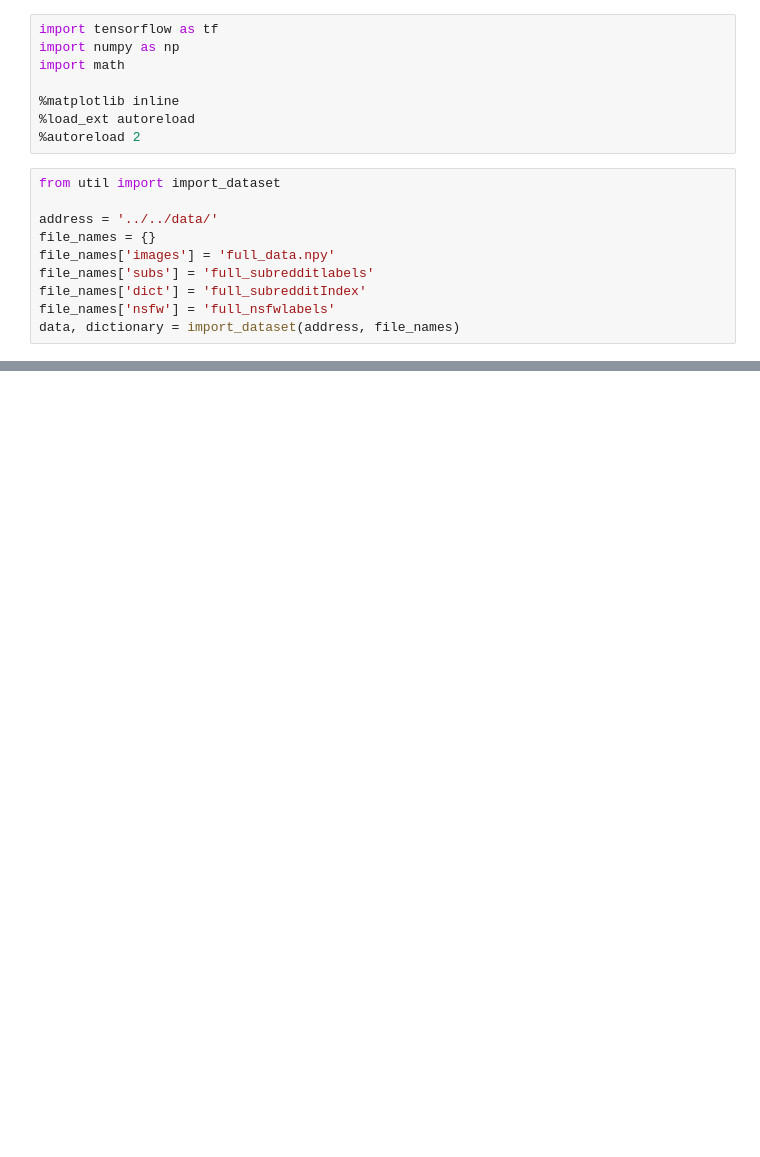
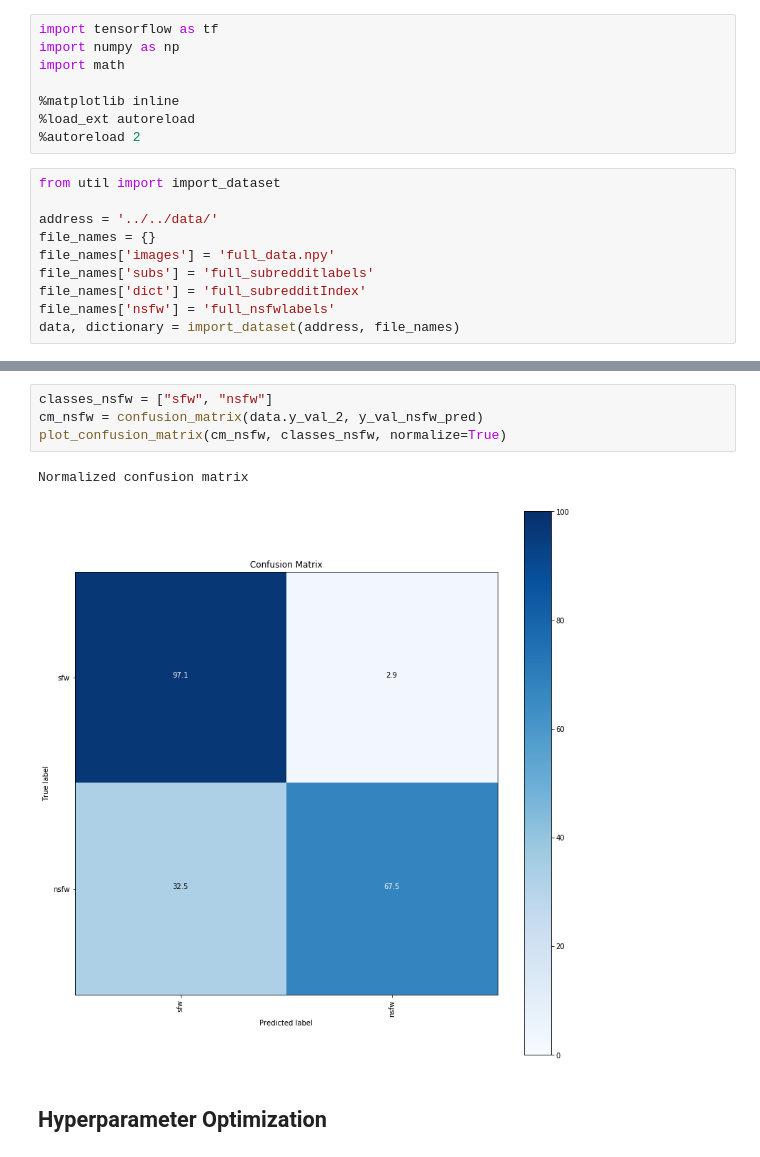
Before and after one commit to mohitrgiit/CS-231N-Final-Project, a Jupyter notebook: src/models/GoogleNet_multitask_classification.ipynb, the cells around one changed output, grey strips where cells are left out. Drawn from its saved outputs; the diff is of its cells as text; blank space fills up the shorter version.

```diff
--- a/src/models/GoogleNet_multitask_classification.ipynb
+++ b/src/models/GoogleNet_multitask_classification.ipynb
@@ -63,0 +146,9 @@ model.plot_loss_acc(data)
+# %%
+classes_nsfw = ["sfw", "nsfw"]
+cm_nsfw = confusion_matrix(data.y_val_2, y_val_nsfw_pred)
+plot_confusion_matrix(cm_nsfw, classes_nsfw, normalize=True)
+# %% [output]
+Normalized confusion matrix
+[figure, added]
+# %% [markdown]
+## Hyperparameter Optimization
```
Also changed, not shown: parts of 16 cells of this notebook, 2 other files.
